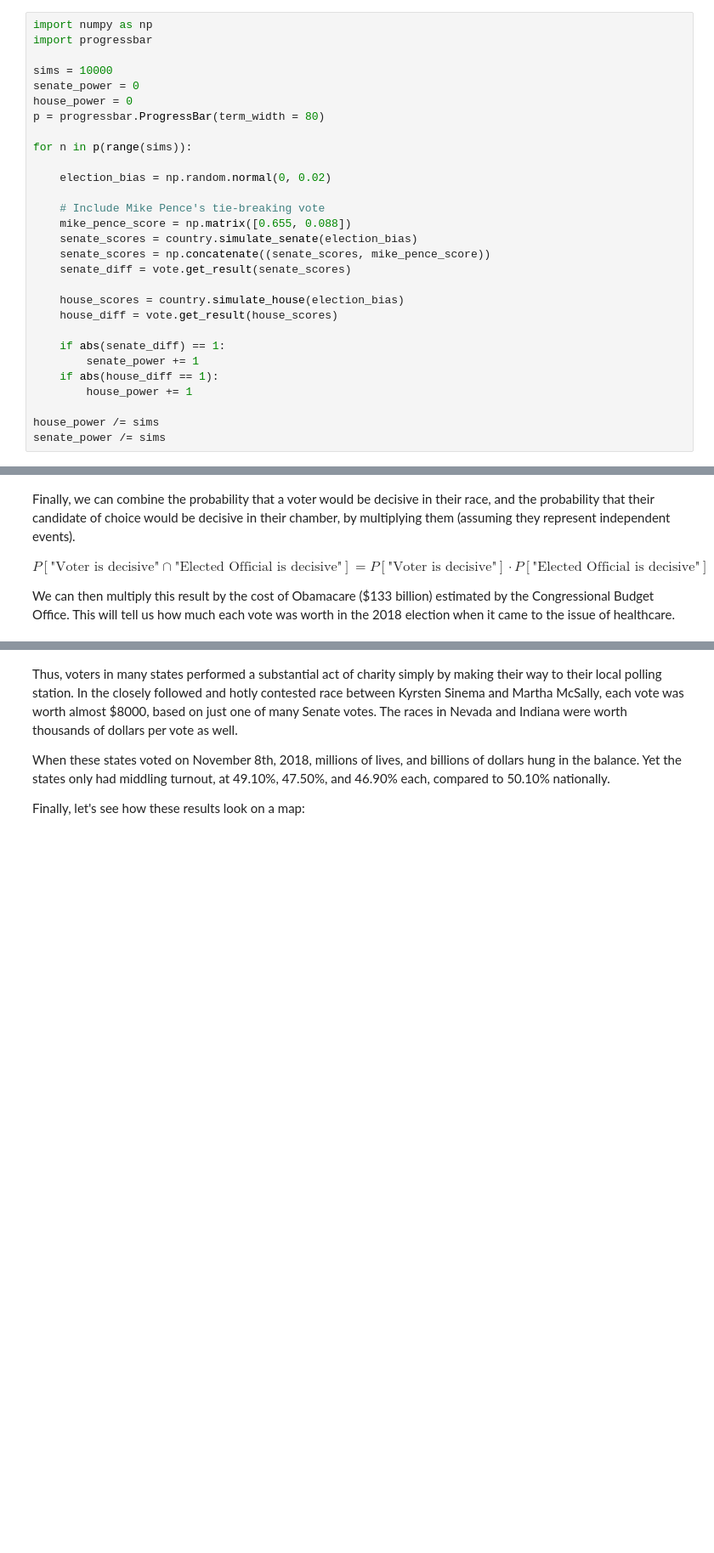
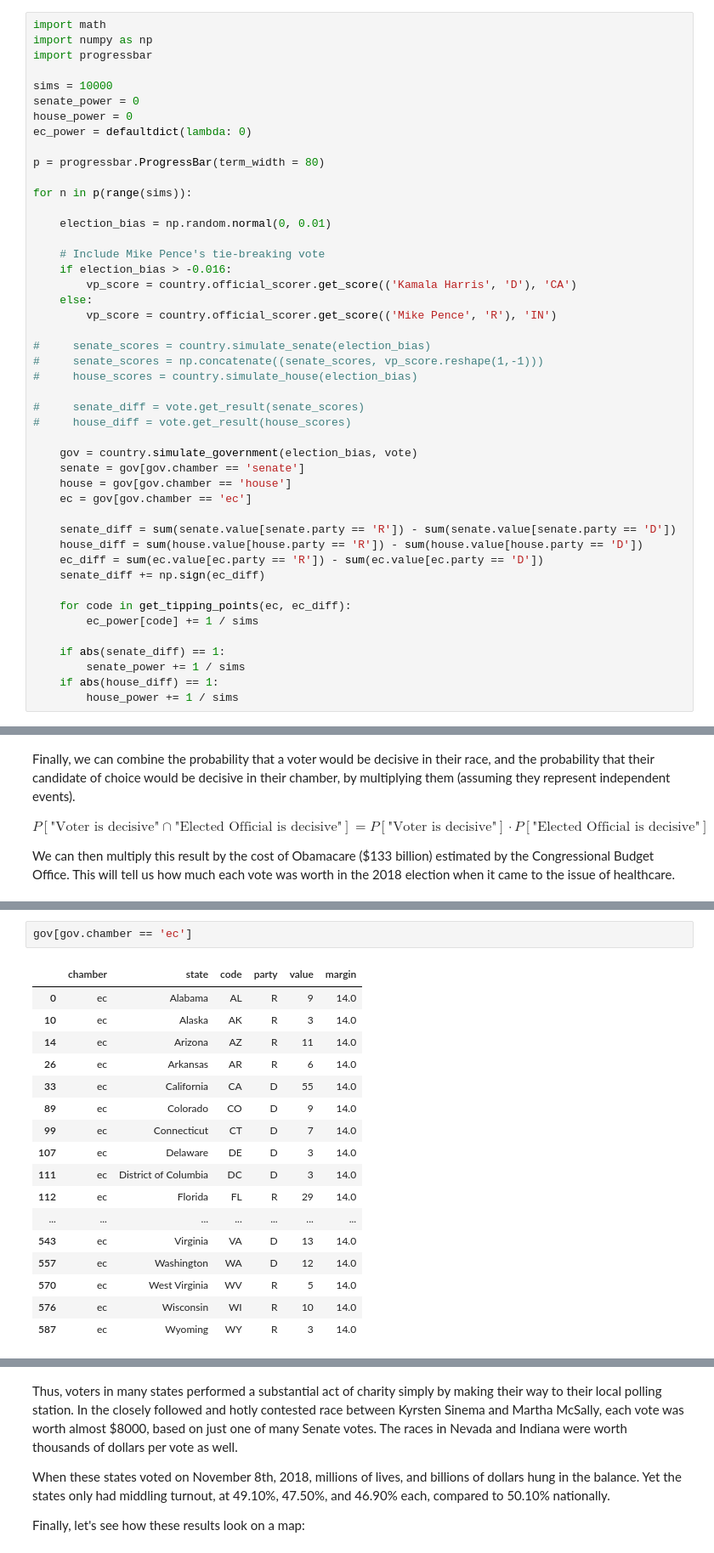
Before and after one commit to edbltn/voter-power, a Jupyter notebook: data_processing/voter_power_analysis.ipynb, the cells around one changed output, grey strips where cells are left out. Shown: that part at 85% size. Drawn from its saved outputs; the diff is of its cells as text; blank space fills up the shorter version.

```diff
--- a/data_processing/voter_power_analysis.ipynb
+++ b/data_processing/voter_power_analysis.ipynb
@@ -89,30 +142,47 @@ Now, all that remains to be done is to simulate different elections and use that
 # %%
+import math
 import numpy as np
 import progressbar
 
 sims = 10000
 senate_power = 0
 house_power = 0
+ec_power = defaultdict(lambda: 0)
+
 p = progressbar.ProgressBar(term_width = 80)
 
 for n in p(range(sims)):
 
-    election_bias = np.random.normal(0, 0.02)
+    election_bias = np.random.normal(0, 0.01)
 
     # Include Mike Pence's tie-breaking vote
-    mike_pence_score = np.matrix([0.655, 0.088])
-    senate_scores = country.simulate_senate(election_bias)
-    senate_scores = np.concatenate((senate_scores, mike_pence_score))
-    senate_diff = vote.get_result(senate_scores)
+    if election_bias > -0.016:
+        vp_score = country.official_scorer.get_score(('Kamala Harris', 'D'), 'CA')
+    else:
+        vp_score = country.official_scorer.get_score(('Mike Pence', 'R'), 'IN')
 
-    house_scores = country.simulate_house(election_bias)
-    house_diff = vote.get_result(house_scores)
+#     senate_scores = country.simulate_senate(election_bias)
+#     senate_scores = np.concatenate((senate_scores, vp_score.reshape(1,-1)))
+#     house_scores = country.simulate_house(election_bias)
+
+#     senate_diff = vote.get_result(senate_scores)
+#     house_diff = vote.get_result(house_scores)
+
+    gov = country.simulate_government(election_bias, vote)
+    senate = gov[gov.chamber == 'senate']
+    house = gov[gov.chamber == 'house']
+    ec = gov[gov.chamber == 'ec']
+
+    senate_diff = sum(senate.value[senate.party == 'R']) - sum(senate.value[senate.party == 'D'])
+    house_diff = sum(house.value[house.party == 'R']) - sum(house.value[house.party == 'D'])
+    ec_diff = sum(ec.value[ec.party == 'R']) - sum(ec.value[ec.party == 'D'])
+    senate_diff += np.sign(ec_diff)
+
+    for code in get_tipping_points(ec, ec_diff):
+        ec_power[code] += 1 / sims
 
     if abs(senate_diff) == 1:
-        senate_power += 1
-    if abs(house_diff == 1):
-        house_power += 1
-
-house_power /= sims
-senate_power /= sims
+        senate_power += 1 / sims
+    if abs(house_diff) == 1:
+        house_power += 1 / sims
 # %% [output]
@@ -186,0 +335,20 @@ display(senate_seats_df.nlargest(10, 'decisive_voter_probability'))
+# %%
+gov[gov.chamber == 'ec']
+# %% [output]
+|  | chamber | state | code | party | value | margin |
+| 0 | ec | Alabama | AL | R | 9 | 14.0 |
+| 10 | ec | Alaska | AK | R | 3 | 14.0 |
+| 14 | ec | Arizona | AZ | R | 11 | 14.0 |
+| 26 | ec | Arkansas | AR | R | 6 | 14.0 |
+| 33 | ec | California | CA | D | 55 | 14.0 |
+| 89 | ec | Colorado | CO | D | 9 | 14.0 |
+| 99 | ec | Connecticut | CT | D | 7 | 14.0 |
+| 107 | ec | Delaware | DE | D | 3 | 14.0 |
+| 111 | ec | District of Columbia | DC | D | 3 | 14.0 |
+| 112 | ec | Florida | FL | R | 29 | 14.0 |
+| ... | ... | ... | ... | ... | ... | ... |
+| 543 | ec | Virginia | VA | D | 13 | 14.0 |
+| 557 | ec | Washington | WA | D | 12 | 14.0 |
+| 570 | ec | West Virginia | WV | R | 5 | 14.0 |
+| 576 | ec | Wisconsin | WI | R | 10 | 14.0 |
+| 587 | ec | Wyoming | WY | R | 3 | 14.0 |
```
Also changed, not shown: parts of 19 cells of this notebook.
